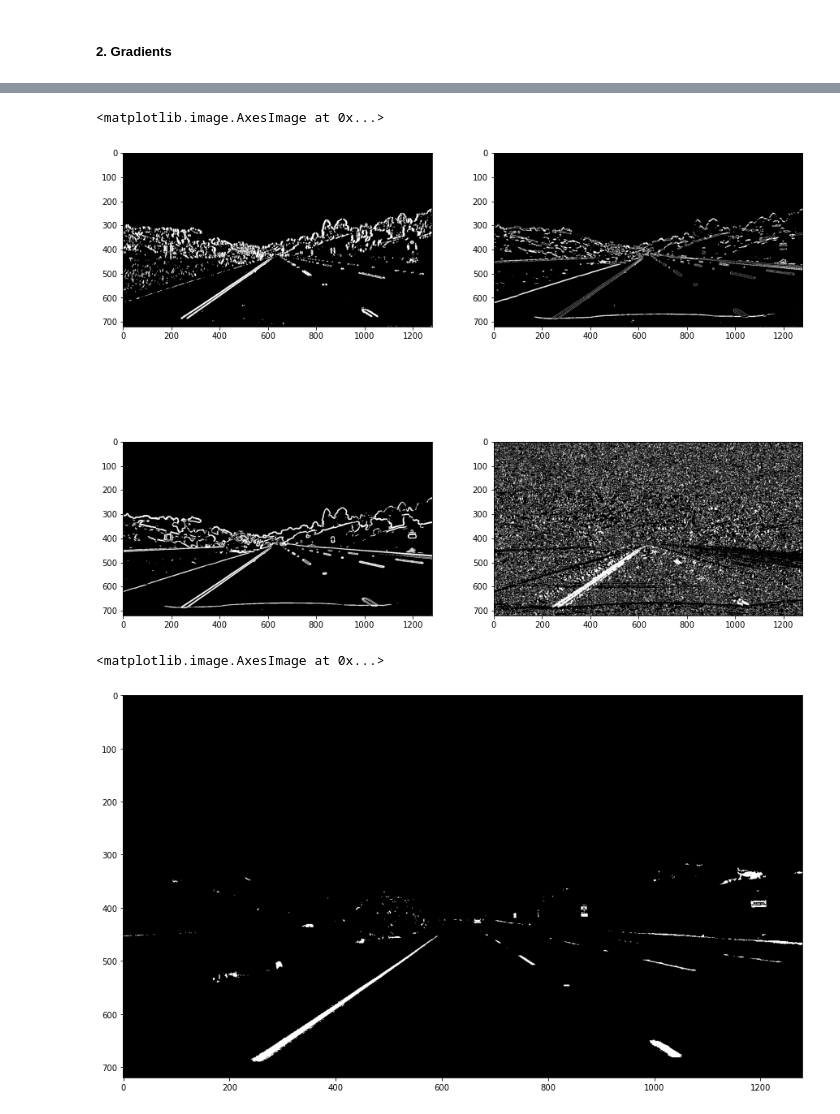
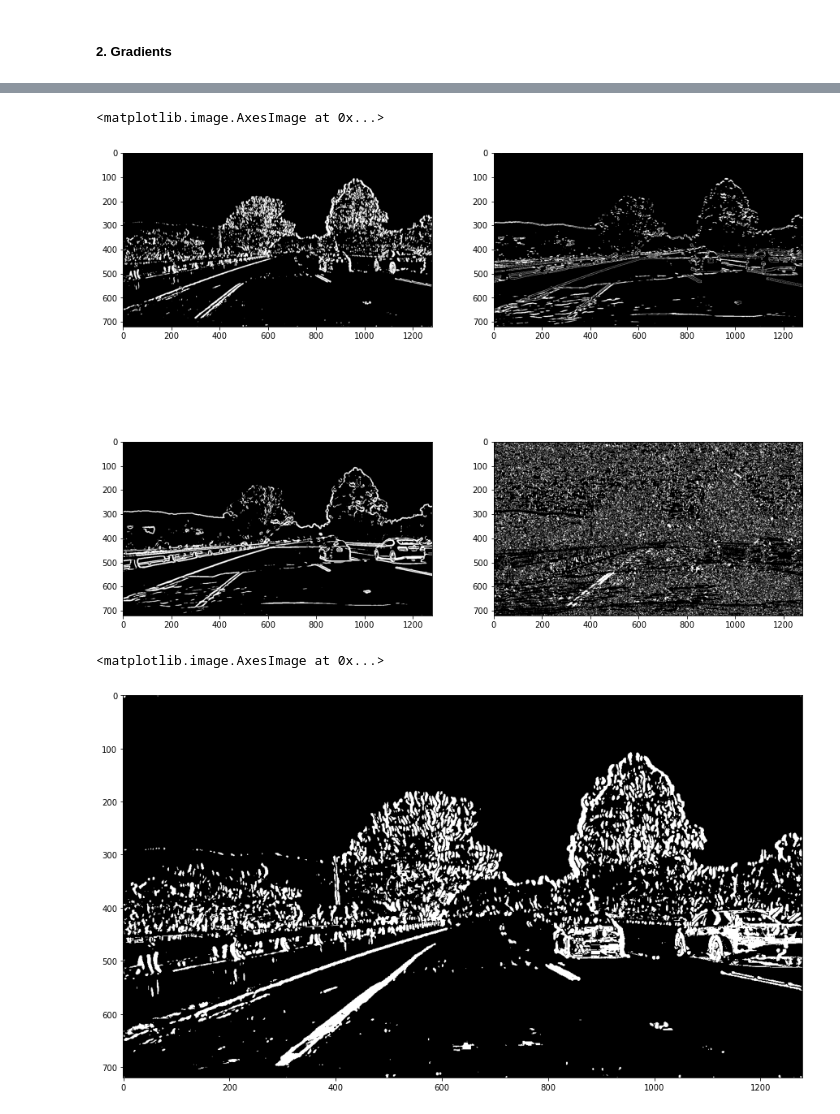
Before and after one commit to code-Abhishek/seeing_lane_eyes_closed, a Jupyter notebook: CarND-Advanced-Lane-Lines/Advanced_Attempt.ipynb, the cells around one changed output, grey strips where cells are left out. Drawn from its saved outputs; the diff is of its cells as text; code cells hidden in the pictures.

```diff
--- a/CarND-Advanced-Lane-Lines/Advanced_Attempt.ipynb
+++ b/CarND-Advanced-Lane-Lines/Advanced_Attempt.ipynb
@@ -68,5 +70,5 @@ imgpoints, objpoints = get__calibration_points(cal_images)
 # %%
-img = mpimg.imread('./test_images/straight_lines1.jpg')
+img = mpimg.imread('./test_images/test4.jpg')
 
 undistorted_image = get_undistorted_frame(img, imgpoints, objpoints)
 
@@ -121,8 +123,8 @@ plt.imshow(Rbinary, cmap='gray')
 ##Y Threshold
 R = img[:,:,0]
 G = img[:,:,1]
-Rthresh = (180, 255)
-Gthresh = (180, 255)
+Rthresh = (250, 255)
+Gthresh = (250, 255)
 Ybinary = np.zeros_like(R)
 Ybinary[((G > Gthresh[0]) & (G <= Gthresh[1])) | ((R > Rthresh[0]) & (R <= Rthresh[1]))] = 1
 plt.imshow(Ybinary, cmap='gray')
@@ -264,16 +269,16 @@ ax3.imshow(GradMagBinary, cmap='gray')
 ax4.imshow(GradDirBinary, cmap='gray')
 # %% [output]
 <matplotlib.image.AxesImage at 0x...>
-[figure, old version]
+[figure, new version]
 # %%
 #A mix-match  thresholded image
 mixture = np.zeros_like(SobelXBinary)
-mixture[(Sbinary == 1) & (GradMagBinary == 1) | (Rbinary == 1)] = 1
+mixture[(Sbinary == 1) | GradSobelXBinary == 1 | ((GradMagBinary == 1) & (GradDirBinary == 1)) | (output == 1)] = 1
 plt.figure(figsize=(15,12))
 plt.imshow(mixture, cmap='gray')
 # %% [output]
 <matplotlib.image.AxesImage at 0x...>
-[figure, old version]
+[figure, new version]
 # %%
 # #A mix-match  thresholded image
 # mixture = np.zeros_like(SobelXBinary)
```
Also changed, not shown: parts of 21 cells of this notebook.
